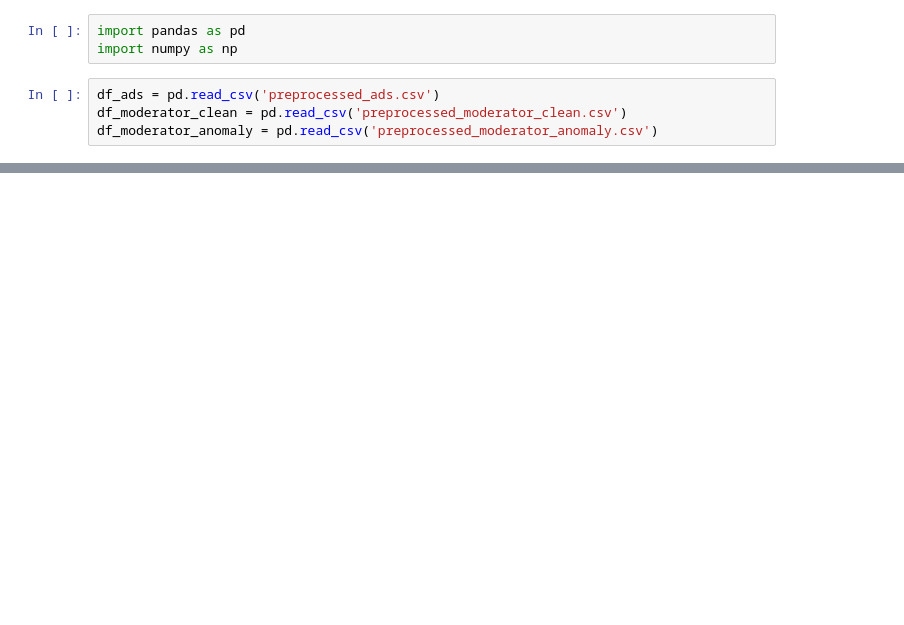
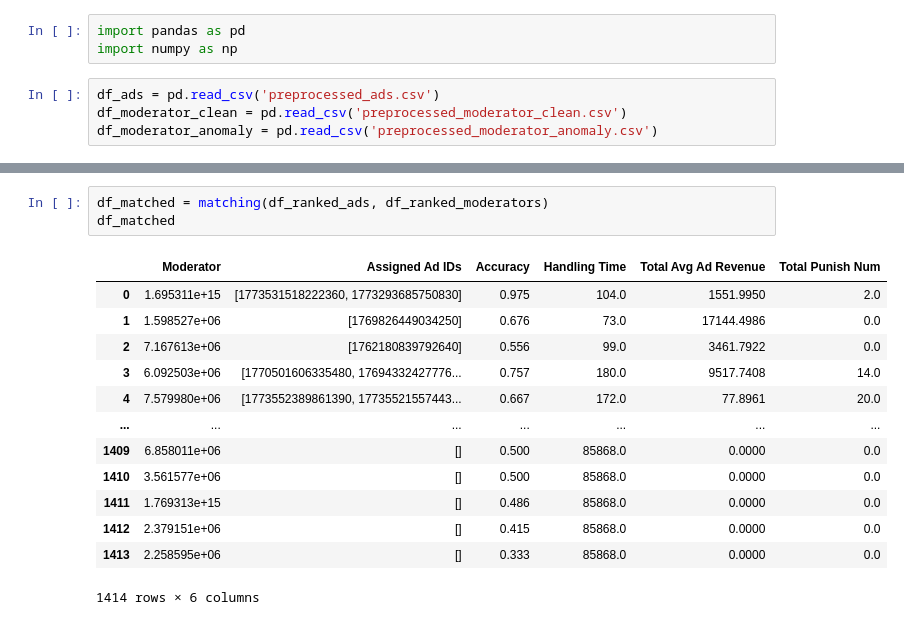
Before and after one commit to tanjoash/tiktok-hackathon, a Jupyter notebook: justin/tiktok_optimisation_model.ipynb, the cells around one changed output, grey strips where cells are left out. Drawn from its saved outputs; the diff is of its cells as text; blank space fills up the shorter version.

Commit message:
feature scaling, matching algo,objective functions

```diff
--- a/justin/tiktok_optimisation_model.ipynb
+++ b/justin/tiktok_optimisation_model.ipynb
@@ -93,0 +140,17 @@ df_ranked_moderators
+# %%
+df_matched = matching(df_ranked_ads, df_ranked_moderators)
+df_matched
+# %% [output]
+|  | Moderator | Assigned Ad IDs | Accuracy | Handling Time | Total Avg Ad Revenue | Total Punish Num |
+| 0 | 1.695311e+15 | [1773531518222360, 1773293685750830] | 0.975 | 104.0 | 1551.9950 | 2.0 |
+| 1 | 1.598527e+06 | [1769826449034250] | 0.676 | 73.0 | 17144.4986 | 0.0 |
+| 2 | 7.167613e+06 | [1762180839792640] | 0.556 | 99.0 | 3461.7922 | 0.0 |
+| 3 | 6.092503e+06 | [1770501606335480, 17694332427776... | 0.757 | 180.0 | 9517.7408 | 14.0 |
+| 4 | 7.579980e+06 | [1773552389861390, 17735521557443... | 0.667 | 172.0 | 77.8961 | 20.0 |
+| ... | ... | ... | ... | ... | ... | ... |
+| 1409 | 6.858011e+06 | [] | 0.500 | 85868.0 | 0.0000 | 0.0 |
+| 1410 | 3.561577e+06 | [] | 0.500 | 85868.0 | 0.0000 | 0.0 |
+| 1411 | 1.769313e+15 | [] | 0.486 | 85868.0 | 0.0000 | 0.0 |
+| 1412 | 2.379151e+06 | [] | 0.415 | 85868.0 | 0.0000 | 0.0 |
+| 1413 | 2.258595e+06 | [] | 0.333 | 85868.0 | 0.0000 | 0.0 |
+1414 rows × 6 columns
```
Also changed, not shown: parts of 9 cells of this notebook, 5 other files.
